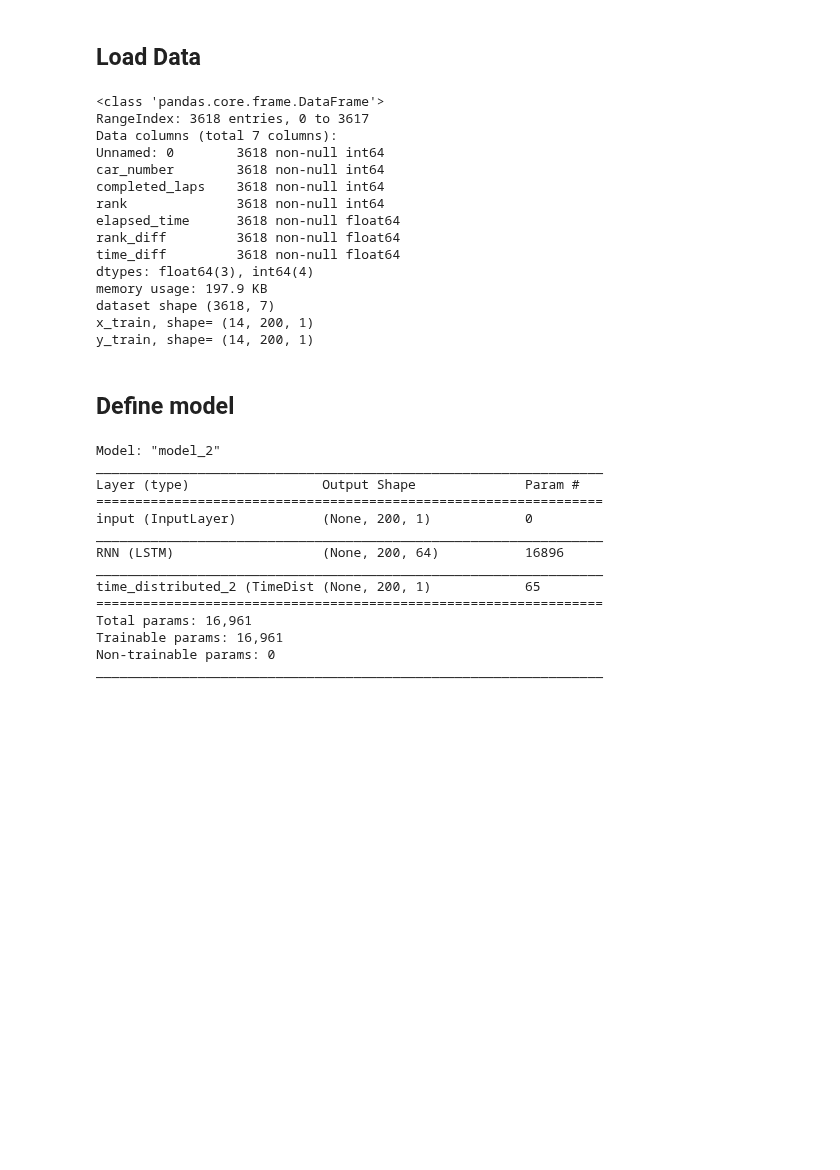
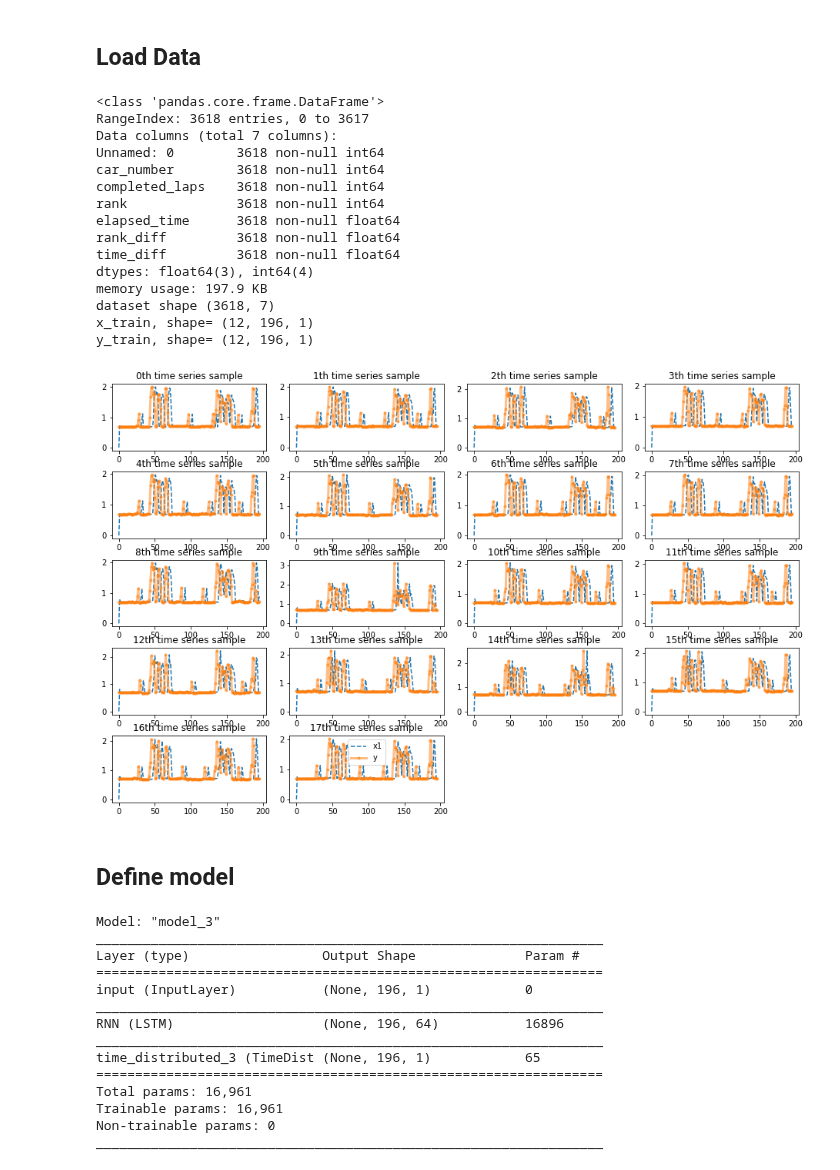
Before and after one commit to DSC-SPIDAL/rankpredictor, a Jupyter notebook: notebook/predictor_baseline.ipynb, the cells around one changed output. Cells and saved outputs as stored; diff of their text form; code cells hidden in the pictures; blank space fills up the shorter version.

Commit message:
overfitting test with notebook

```diff
--- a/notebook/predictor_baseline.ipynb
+++ b/notebook/predictor_baseline.ipynb
@@ -48,15 +74,22 @@ dataset = pd.read_csv('completed_laps_diff.csv')
 dataset.info(verbose=True)
 print('dataset shape', dataset.shape)
 # predict next lap
-D = 1
+D = 5
 T = 201
-X, y = generate_data(dataset, D=D,T=T)
+#X, y = generate_data(dataset, D=D,T=T, target='rank')
+X, y = generate_data(dataset, D=D,T=T, target='time')
 
-prop_train = 0.8
-ntrain = int(X.shape[0]*prop_train)
+#prop_train = 0.8
+#ntrain = int(X.shape[0]*prop_train)
+#X_train, X_val = X[:ntrain], X[ntrain:]
+#y_train, y_val = y[:ntrain], y[ntrain:]
 
-X_train, X_val = X[:ntrain], X[ntrain:]
-y_train, y_val = y[:ntrain], y[ntrain:]
+ntrain = 12
+nval = 3
+ntest = 3
+
+X_train, X_val, X_test = X[:ntrain], X[ntrain:ntrain + nval], X[ntrain + nval:]
+y_train, y_val, y_test = y[:ntrain], y[ntrain:ntrain + nval], y[ntrain + nval:]
 
 print('x_train, shape=', X_train.shape)
 print('y_train, shape=', y_train.shape)
@@ -64,7 +97,7 @@ print('y_train, shape=', y_train.shape)
 w = np.zeros(y.shape[:2])
 w[:,D:] = 1
 w_train = w
-w_train, w_val = w[:ntrain], w[ntrain:]
+w_train, w_val = w[:ntrain], w[ntrain:ntrain + nval]
 # %% [output]
 <class 'pandas.core.frame.DataFrame'>
 RangeIndex: 3618 entries, 0 to 3617
@@ -79,8 +112,12 @@ time_diff         3618 non-null float64
 dtypes: float64(3), int64(4)
 memory usage: 197.9 KB
 dataset shape (3618, 7)
-x_train, shape= (14, 200, 1)
-y_train, shape= (14, 200, 1)
+x_train, shape= (12, 196, 1)
+y_train, shape= (12, 196, 1)
+# %%
+plot_examples(X,y,ypreds=None,nm_ypreds=None)
+# %% [output]
+[figure, added]
 # %% [markdown]
 ## Define model
 # %%
@@ -116,15 +153,15 @@ model_stateless, _ = define_model(
                     len_ts = X_train.shape[1])
 model_stateless.summary()
 # %% [output]
-Model: "model_2"
+Model: "model_3"
 _________________________________________________________________
 Layer (type)                 Output Shape              Param #
 =================================================================
-input (InputLayer)           (None, 200, 1)            0
+input (InputLayer)           (None, 196, 1)            0
 _________________________________________________________________
-RNN (LSTM)                   (None, 200, 64)           16896
+RNN (LSTM)                   (None, 196, 64)           16896
 _________________________________________________________________
-time_distributed_2 (TimeDist (None, 200, 1)            65
+time_distributed_3 (TimeDist (None, 196, 1)            65
 =================================================================
 Total params: 16,961
 Trainable params: 16,961
```
Also changed, not shown: parts of 12 cells of this notebook, 9 other files.
